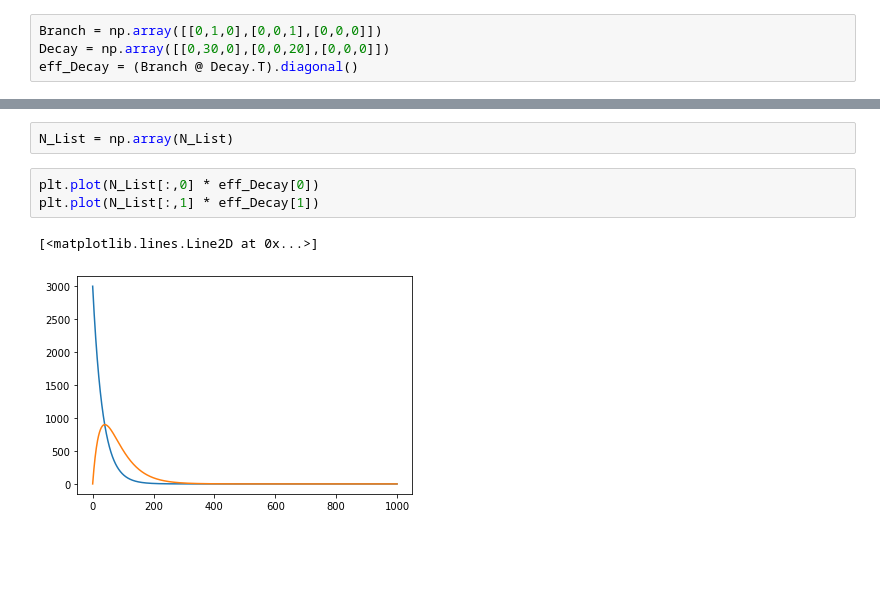
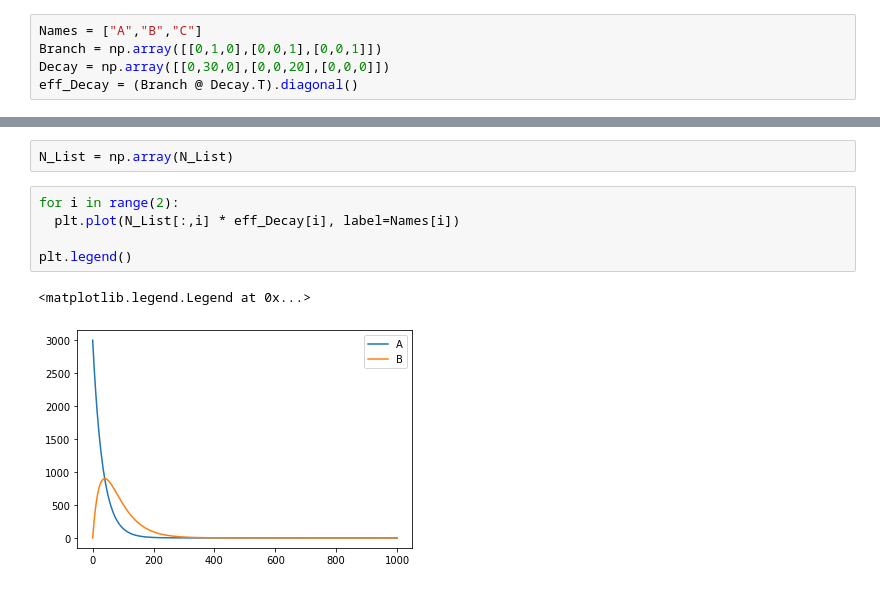
Before and after one commit to alifele/MedicalPhysicsCodes, a Jupyter notebook: radio.ipynb, the cells around one changed output, grey strips where cells are left out. Saved outputs shown, nothing was run; the diff lists cells and outputs as text; blank space fills up the shorter version.

```diff
--- a/radio.ipynb
+++ b/radio.ipynb
@@ -25,7 +25,8 @@ plt.plot(lambda2 * np.array(N2))
 [<matplotlib.lines.Line2D at 0x...>]
 [figure]
 # %%
-Branch = np.array([[0,1,0],[0,0,1],[0,0,0]])
+Names = ["A","B","C"]
+Branch = np.array([[0,1,0],[0,0,1],[0,0,1]])
 Decay = np.array([[0,30,0],[0,0,20],[0,0,0]])
 eff_Decay = (Branch @ Decay.T).diagonal()
 # %%
@@ -45,9 +42,11 @@ for i in range(1000):
   N_List.append(N_List[i] + dN.sum(axis=1))
 # %%
 N_List = np.array(N_List)
-# %%
-plt.plot(N_List[:,0] * eff_Decay[0])
-plt.plot(N_List[:,1] * eff_Decay[1])
-# %% [output]
-[<matplotlib.lines.Line2D at 0x...>]
-[figure, removed]
+# %%
+for i in range(2):
+  plt.plot(N_List[:,i] * eff_Decay[i], label=Names[i])
+
+plt.legend()
+# %% [output]
+<matplotlib.legend.Legend at 0x...>
+[figure, added]
```
Also changed, not shown: parts of 4 cells of this notebook.
